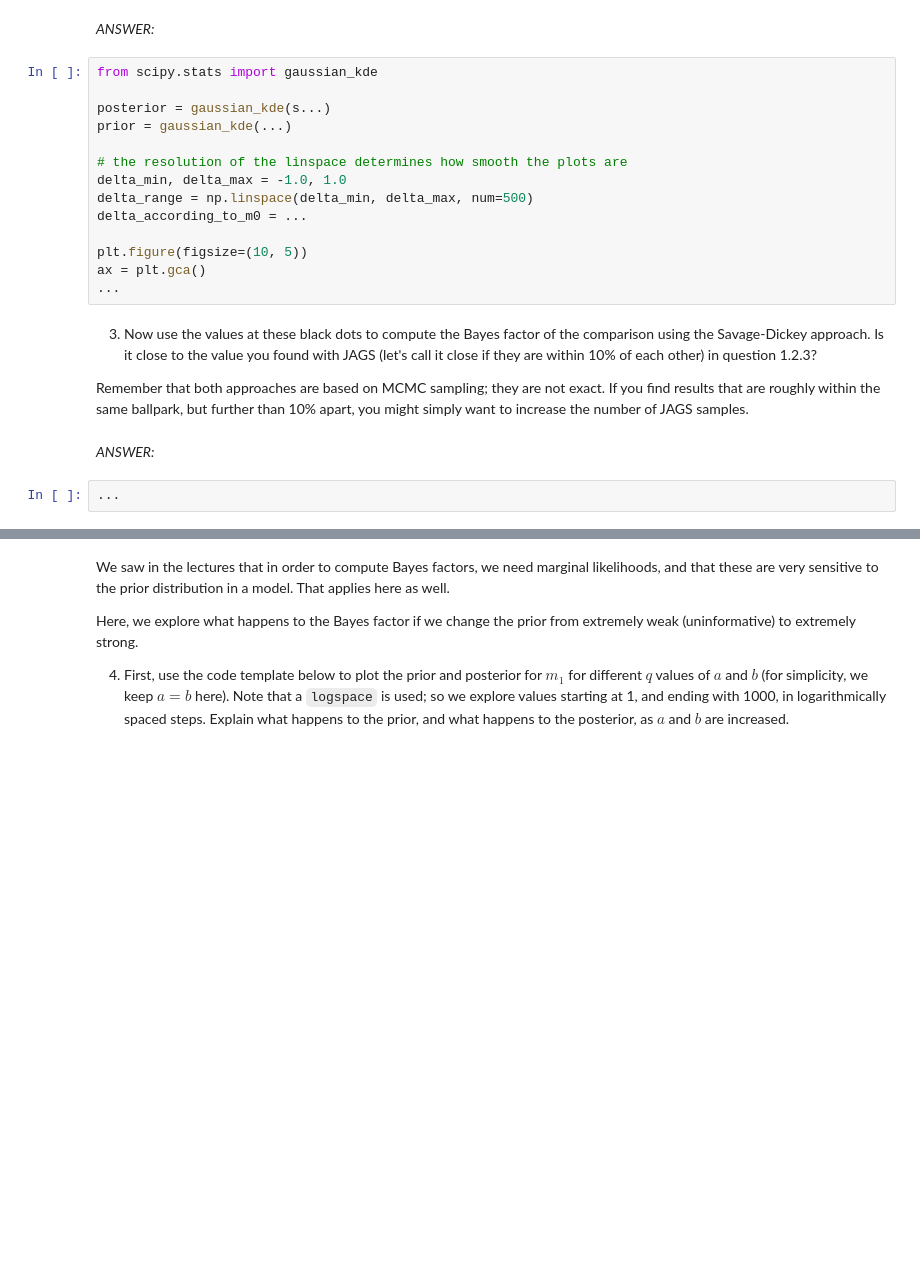
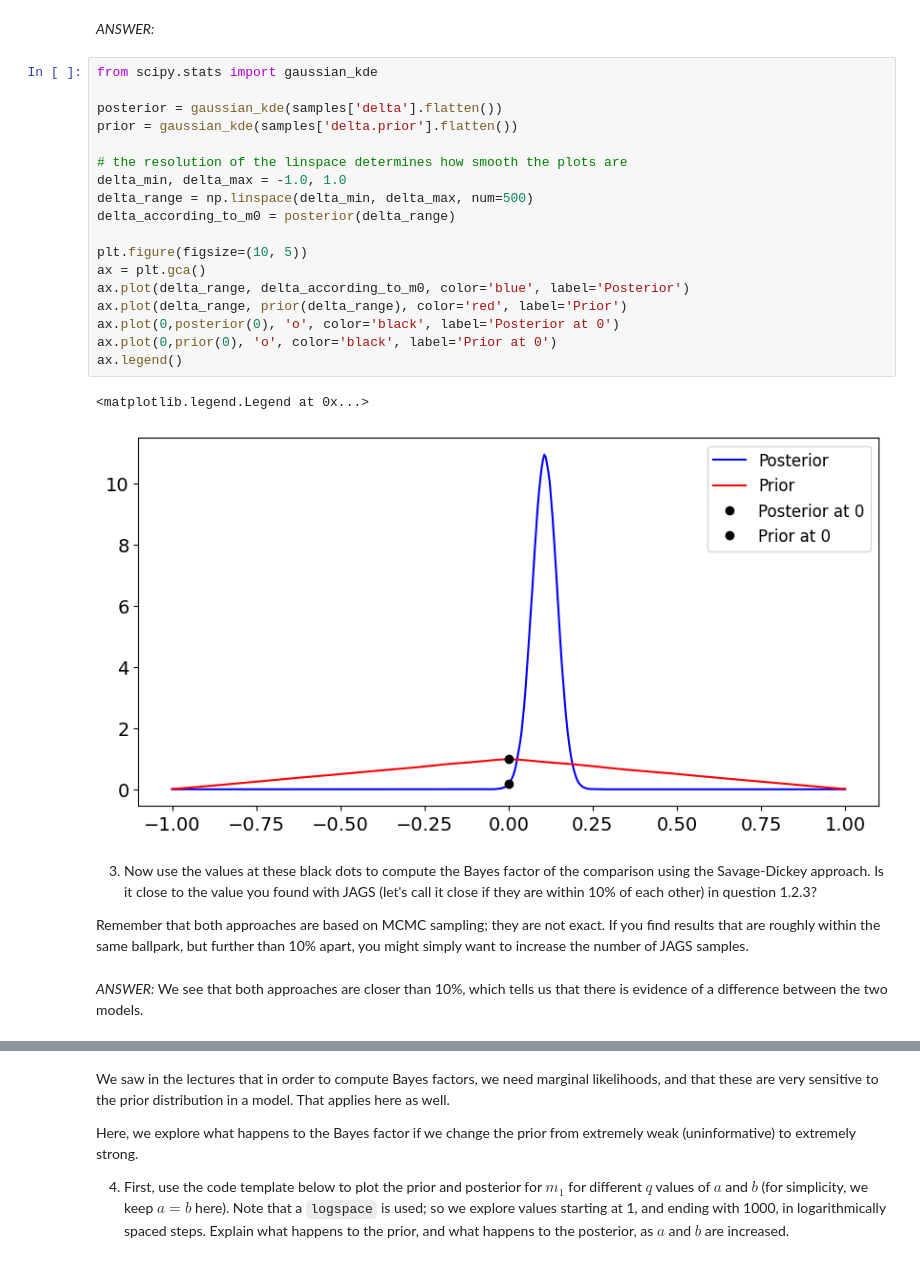
Before and after one commit to DerOeko/SOW-BKI203BS, a Jupyter notebook: LargeAssignment2/Big assignment 2 23-24.ipynb, the cells around one changed output, grey strips where cells are left out. Cells and saved outputs as stored; diff of their text form; blank space fills up the shorter version.

```diff
--- a/LargeAssignment2/Big assignment 2 23-24.ipynb
+++ b/LargeAssignment2/Big assignment 2 23-24.ipynb
@@ -242,22 +351,28 @@ _ANSWER:_
 # %%
 from scipy.stats import gaussian_kde
 
-posterior = gaussian_kde(s...)
-prior = gaussian_kde(...)
+posterior = gaussian_kde(samples['delta'].flatten())
+prior = gaussian_kde(samples['delta.prior'].flatten())
 
 # the resolution of the linspace determines how smooth the plots are
 delta_min, delta_max = -1.0, 1.0
 delta_range = np.linspace(delta_min, delta_max, num=500)
-delta_according_to_m0 = ...
+delta_according_to_m0 = posterior(delta_range)
 
 plt.figure(figsize=(10, 5))
 ax = plt.gca()
-...
+ax.plot(delta_range, delta_according_to_m0, color='blue', label='Posterior')
+ax.plot(delta_range, prior(delta_range), color='red', label='Prior')
+ax.plot(0,posterior(0), 'o', color='black', label='Posterior at 0')
+ax.plot(0,prior(0), 'o', color='black', label='Prior at 0')
+ax.legend()
+# %% [output]
+<matplotlib.legend.Legend at 0x...>
+[figure, added]
 # %% [markdown]
 3. Now use the values at these black dots to compute the Bayes factor of the comparison using the Savage-Dickey approach. Is it close to the value you found with JAGS (let's call it close if they are within 10% of each other) in question 1.2.3?
 
 Remember that both approaches are based on MCMC sampling; they are not exact. If you find results that are roughly within the same ballpark, but further than 10% apart, you might simply want to increase the number of JAGS samples.
-# %% [markdown]
-_ANSWER:_
-# %%
-...
+# %% [markdown]
+_ANSWER:_
+We see that both approaches are closer than 10%, which tells us that there is evidence of a difference between the two models.
```
Also changed, not shown: parts of 26 cells of this notebook.
